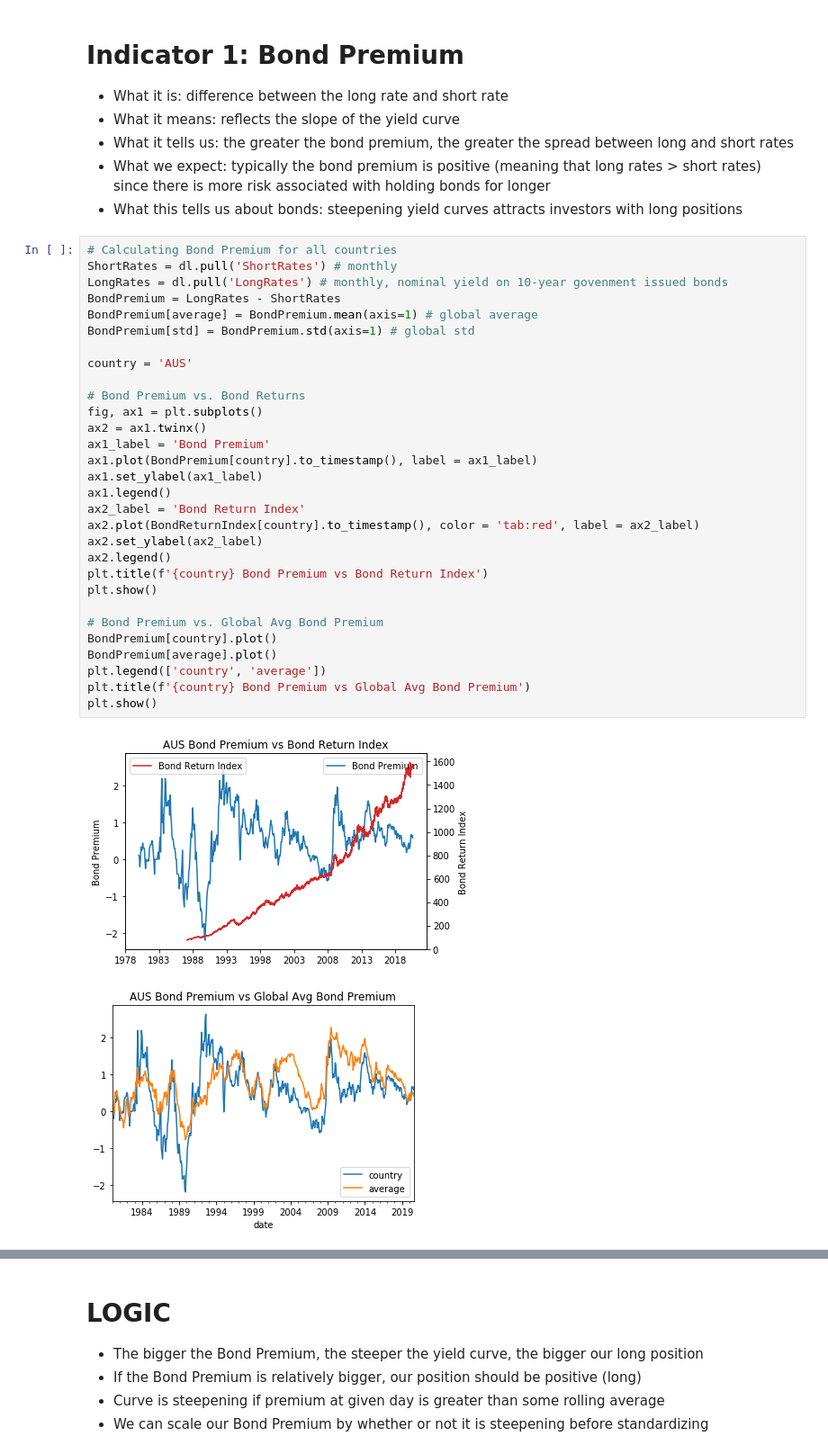
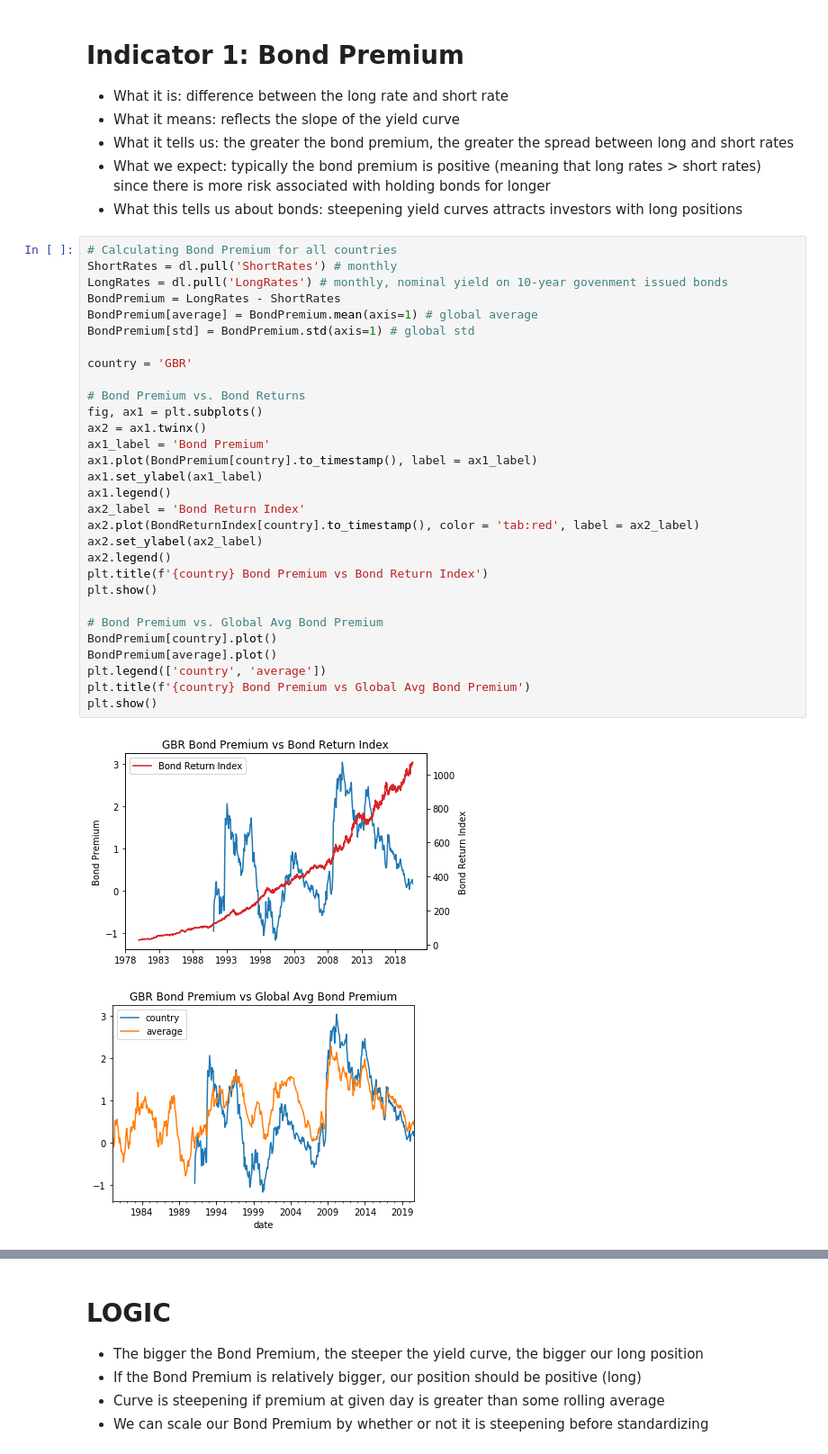
Before and after one commit to Mike-Huntress/Internship2020, a Jupyter notebook: Project.ipynb, the cells around one changed output, grey strips where cells are left out. Shown at 90% size. Drawn from its saved outputs; the diff is of its cells as text.

```diff
--- a/Project.ipynb
+++ b/Project.ipynb
@@ -32,33 +32,33 @@ MonthlyBondReturnIndex[average] = MonthlyBondReturnIndex.mean(axis=1) # global a
 # %%
 # Calculating Bond Premium for all countries
 ShortRates = dl.pull('ShortRates') # monthly
 LongRates = dl.pull('LongRates') # monthly, nominal yield on 10-year govenment issued bonds
 BondPremium = LongRates - ShortRates
 BondPremium[average] = BondPremium.mean(axis=1) # global average
 BondPremium[std] = BondPremium.std(axis=1) # global std
 
-country = 'AUS'
+country = 'GBR'
 
 # Bond Premium vs. Bond Returns
 fig, ax1 = plt.subplots()
 ax2 = ax1.twinx()
 ax1_label = 'Bond Premium'
 ax1.plot(BondPremium[country].to_timestamp(), label = ax1_label)
 ax1.set_ylabel(ax1_label)
 ax1.legend()
 ax2_label = 'Bond Return Index'
 ax2.plot(BondReturnIndex[country].to_timestamp(), color = 'tab:red', label = ax2_label)
 ax2.set_ylabel(ax2_label)
 ax2.legend()
 plt.title(f'{country} Bond Premium vs Bond Return Index')
 plt.show()
 
 # Bond Premium vs. Global Avg Bond Premium
 BondPremium[country].plot()
 BondPremium[average].plot()
 plt.legend(['country', 'average'])
 plt.title(f'{country} Bond Premium vs Global Avg Bond Premium')
 plt.show()
 # %% [output]
-[figure, old version]
+[figure, new version]
-[figure, old version]
+[figure, new version]
```
Also changed, not shown: parts of 14 cells of this notebook.
